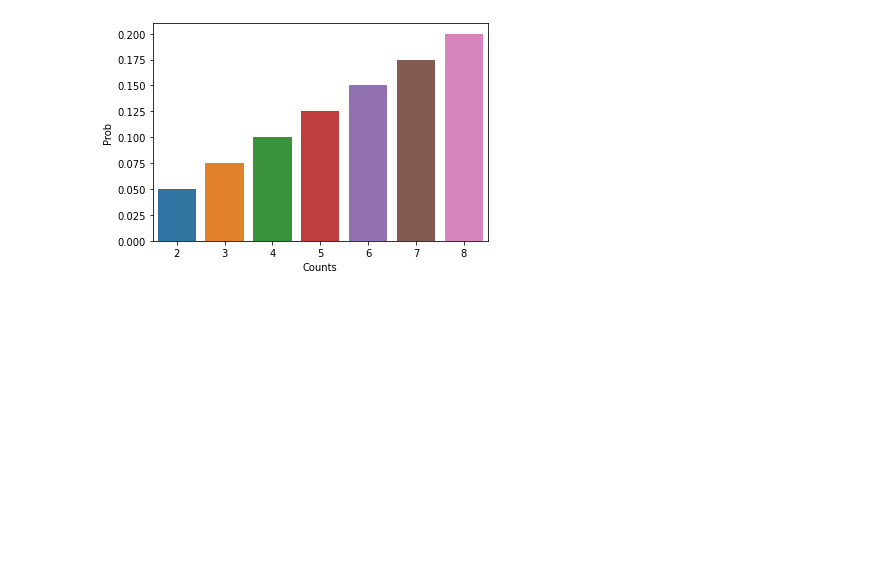
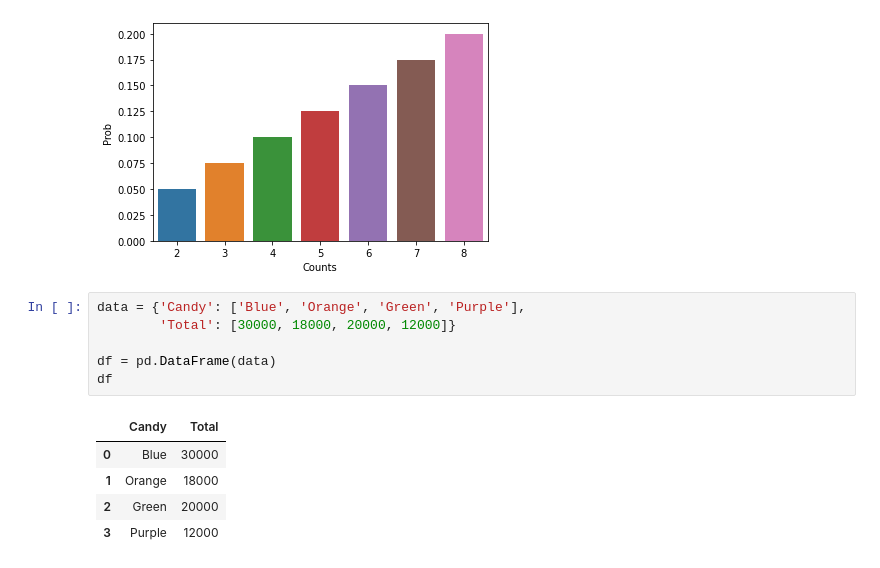
Before and after one commit to Data-Analysis-RCODI/ML-Playground, a Jupyter notebook: Stats_with_np,_pd.ipynb, the cells around one changed output. Drawn from its saved outputs; the diff is of its cells as text; blank space fills up the shorter version.

```diff
--- a/Stats_with_np,_pd.ipynb
+++ b/Stats_with_np,_pd.ipynb
@@ -93,3 +93,15 @@ sns.barplot(data["Counts"], data["Prob"])
 # %% [output]
 <matplotlib.axes._subplots.AxesSubplot at 0x...>
 [figure]
+# %%
+data = {'Candy': ['Blue', 'Orange', 'Green', 'Purple'],
+        'Total': [30000, 18000, 20000, 12000]}
+
+df = pd.DataFrame(data)
+df
+# %% [output]
+|  | Candy | Total |
+| 0 | Blue | 30000 |
+| 1 | Orange | 18000 |
+| 2 | Green | 20000 |
+| 3 | Purple | 12000 |
```
Also changed, not shown: parts of 2 cells of this notebook.
